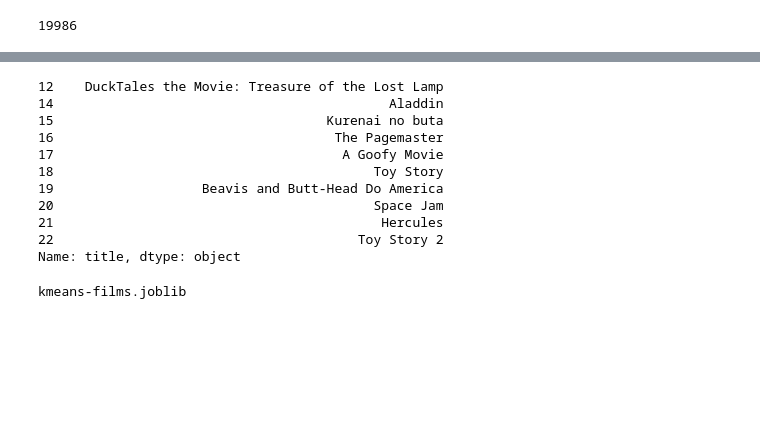
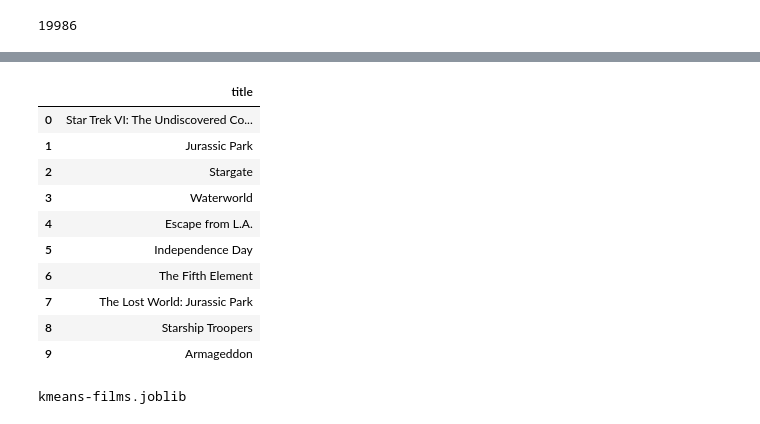
Before and after one commit to antoniomfc/TFM, a Jupyter notebook: Sistema_Recomendador.ipynb, the cells around one changed output, grey strips where cells are left out. Drawn from its saved outputs; the diff is of its cells as text; code cells hidden in the pictures; blank space fills up the shorter version.

```diff
--- a/Sistema_Recomendador.ipynb
+++ b/Sistema_Recomendador.ipynb
@@ -177,10 +163,10 @@ def get_recommendation(dataframe, film):
 
     indice_movies = pd.Series(dataframe.index, index=dataframe['title'])
 
-    tfidf2 = CountVectorizer(stop_words='english')
+    tfidf2 = TfidfVectorizer(stop_words='english')
     matrix_tfidf = tfidf.fit_transform(dataframe['documents'])
 
-    cos_sim = linear_kernel(matrix_tfidf, matrix_tfidf)
+    cos_sim = cosine_similarity(matrix_tfidf, matrix_tfidf)
 
     scores = sorted(list(enumerate(cos_sim[indice_movies[film]])), key=lambda l: l[1], reverse=True)
 
@@ -188,19 +174,21 @@ def get_recommendation(dataframe, film):
 
     return dataframe['title'].iloc[movie_indices]
 # %%
-get_recommendation(films, 'Toy Story')
+ r = get_recommendation(films, 'Interstellar')
-# %% [output]
-12    DuckTales the Movie: Treasure of the Lost Lamp
-14                                           Aladdin
-15                                   Kurenai no buta
-16                                    The Pagemaster
-17                                     A Goofy Movie
-18                                         Toy Story
-19                   Beavis and Butt-Head Do America
-20                                         Space Jam
-21                                          Hercules
-22                                       Toy Story 2
-Name: title, dtype: object
+# %%
+r.reset_index().drop('index', axis=1)
+# %% [output]
+|  | title |
+| 0 | Star Trek VI: The Undiscovered Co... |
+| 1 | Jurassic Park |
+| 2 | Stargate |
+| 3 | Waterworld |
+| 4 | Escape from L.A. |
+| 5 | Independence Day |
+| 6 | The Fifth Element |
+| 7 | The Lost World: Jurassic Park |
+| 8 | Starship Troopers |
+| 9 | Armageddon |
 # %%
 !ls Models
 # %% [output]
```
Also changed, not shown: parts of 16 cells of this notebook.
